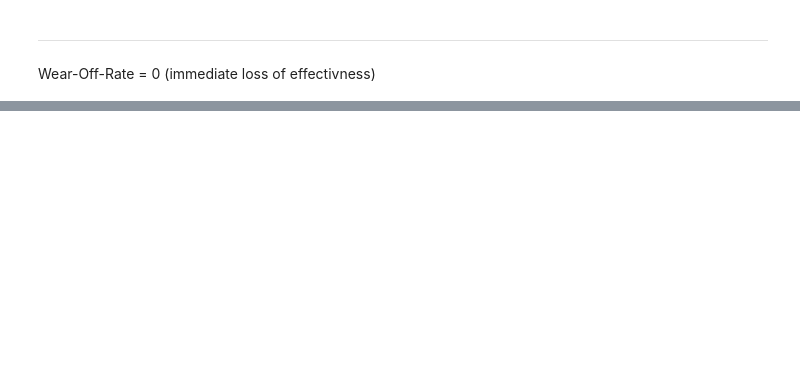
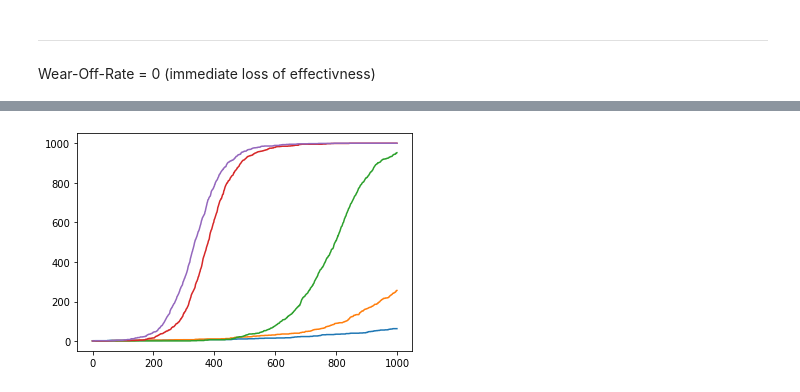
Before and after one commit to andykawabata/Network-Analysis, a Jupyter notebook: QuestionD.ipynb, the cells around one changed output, grey strips where cells are left out. Drawn from its saved outputs; the diff is of its cells as text; code cells hidden in the pictures; blank space fills up the shorter version.

```diff
--- a/QuestionD.ipynb
+++ b/QuestionD.ipynb
@@ -147,0 +155,9 @@ graphics(question_B)
+# %%
+plt.plot(results[0])
+plt.plot(results[1])
+plt.plot(results[2])
+plt.plot(results[3])
+plt.plot(results[4])
+plt.show()
+# %% [output]
+[figure, added]
```
Also changed, not shown: parts of 6 cells of this notebook.
